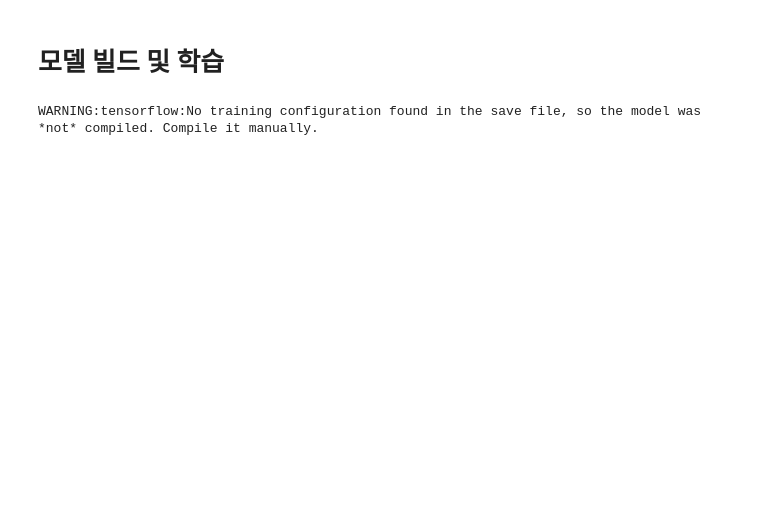
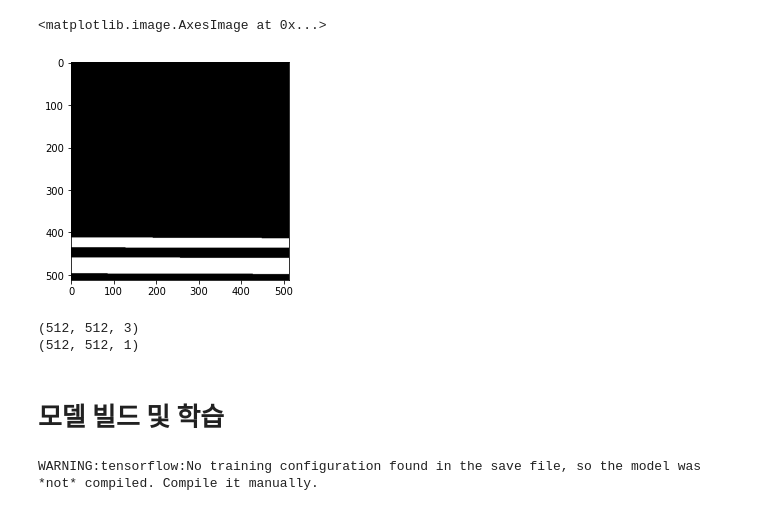
Before and after one commit to hukim1112/cnsi-ex, a Jupyter notebook: Joint segmentation.ipynb, the cells around one changed output. Saved outputs shown, nothing was run; the diff lists cells and outputs as text; code cells hidden in the pictures; blank space fills up the shorter version.

```diff
--- a/Joint segmentation.ipynb
+++ b/Joint segmentation.ipynb
@@ -59,0 +96,16 @@ for patches, masks in train_ds.take(1):
+# %%
+plt.imshow(q, cmap='gray')
+# %% [output]
+<matplotlib.image.AxesImage at 0x...>
+[figure, added]
+# %%
+split = "test"
+test_ds = tf.data.Dataset.list_files("segmentation/patches/{}/*".format(split))
+test_ds = test_ds.shuffle(buffer_size=10000, reshuffle_each_iteration=False)
+test_ds = test_ds.map(data_process)
+for p, q in test_ds.take(1):
+    print(p.shape)
+    print(q.shape)
+# %% [output]
+(512, 512, 3)
+(512, 512, 1)
```
Also changed, not shown: parts of 20 cells of this notebook, 13 other files.
